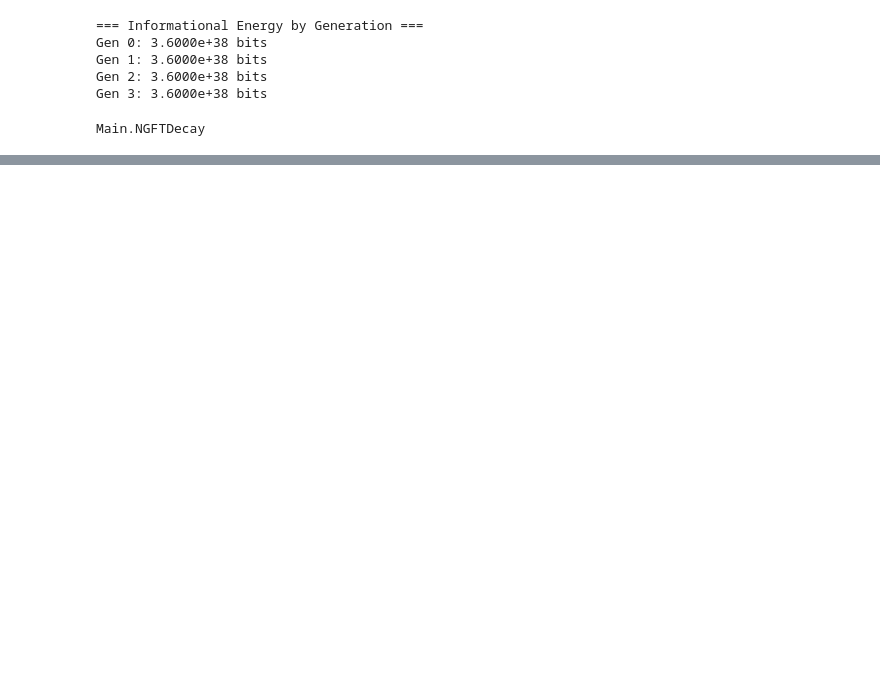
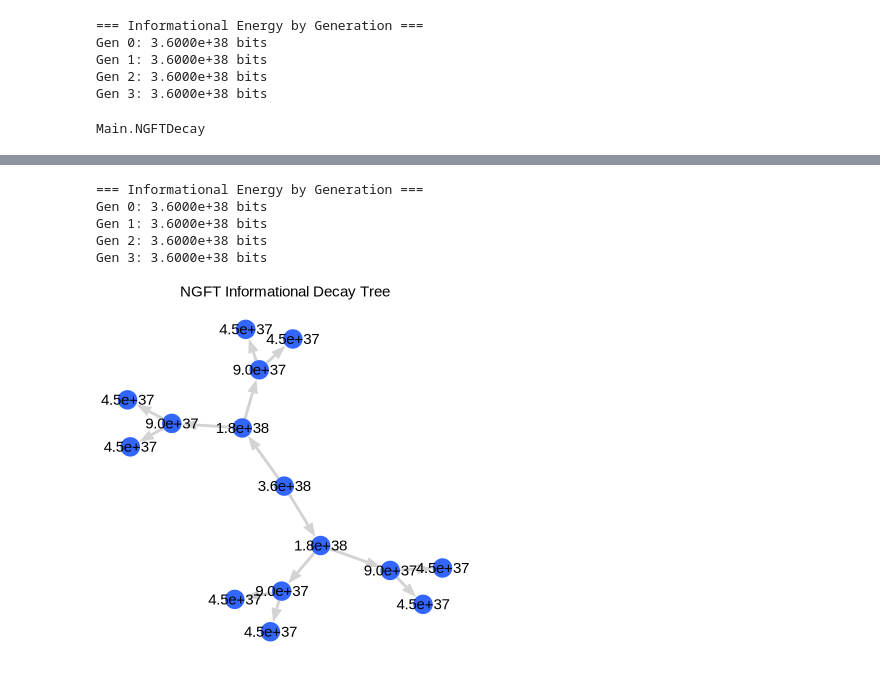
Before and after one commit to LordRelentless/NGFTSimulations, a Jupyter notebook: Simulation_1_2_Mass_Energy_Information_Equivalence_in_Particle_Decayv3.ipynb, the cells around one changed output, grey strips where cells are left out. Saved outputs shown, nothing was run; the diff lists cells and outputs as text; code cells hidden in the pictures; blank space fills up the shorter version.

```diff
--- a/Simulation_1_2_Mass_Energy_Information_Equivalence_in_Particle_Decayv3.ipynb
+++ b/Simulation_1_2_Mass_Energy_Information_Equivalence_in_Particle_Decayv3.ipynb
@@ -108,0 +134,62 @@ Main.NGFTDecay
+# %%
+using Graphs, GraphPlot
+using Colors # Explicitly adding again
+using Printf # Added Printf
+
+# Build graph from simulation state
+function build_decay_graph(state::NGFTDecay.SimulationState) # Specify module for SimulationState
+    g = DiGraph()
+    labels = Dict{Int, String}()
+    info = Dict{Int, Float64}()
+    # Map particle id to vertex index
+    id_to_vertex = Dict{Int, Int}()
+
+    for (id, particle) in state.particles
+        add_vertex!(g)
+        vertex_index = nv(g)
+        id_to_vertex[id] = vertex_index # Store the mapping
+        labels[vertex_index] = "G$(particle.generation)"
+        info[vertex_index] = NGFTDecay.total_information(particle)
+    end
+
+    for (id, particle) in state.particles
+        if !isnothing(particle.parent_id)
+            # Use the stored mapping to find the parent vertex index
+            parent_vertex = id_to_vertex[particle.parent_id]
+            child_vertex = id_to_vertex[id]
+            add_edge!(g, parent_vertex, child_vertex)
+        end
+    end
+
+    return g, labels, info
+end
+
+# Plot the informational decay graph
+function plot_decay_tree(state::NGFTDecay.SimulationState) # Specify module for SimulationState
+    g, labels, info = build_decay_graph(state)
+
+    node_colors = [RGB(0.2, 0.4, 1.0) for _ in 1:nv(g)]
+    node_labels = [@sprintf("%.1e", info[v]) for v in 1:nv(g)]
+
+    gplot(g,
+        layout=spring_layout, # Pass the function itself
+        nodesize=0.2,
+        title="NGFT Informational Decay Tree",
+        nodelabel=node_labels, # Added back
+        nodefillc=node_colors, # Added back
+        # method=:tree, # Removed incorrect method argument
+        # figsize=(1000, 800), # figsize is not a valid argument for gplot
+    )
+end
+
+# Run and plot
+state = NGFTDecay.run_decay_chain(3) # Specify module for run_decay_chain
+NGFTDecay.audit_information(state) # Specify module for audit_information
+plot_decay_tree(state)
+# %% [output]
+=== Informational Energy by Generation ===
+Gen 0: 3.6000e+38 bits
+Gen 1: 3.6000e+38 bits
+Gen 2: 3.6000e+38 bits
+Gen 3: 3.6000e+38 bits
+[figure, added]
```
Also changed, not shown: parts of 1 cell of this notebook.
